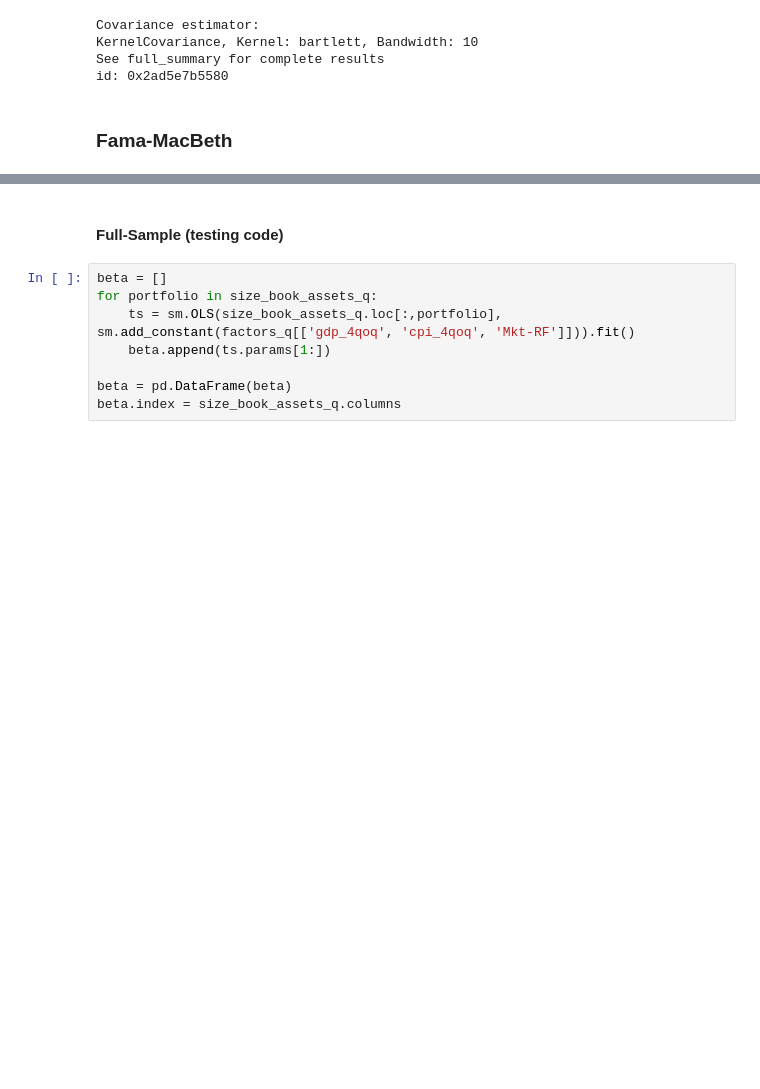
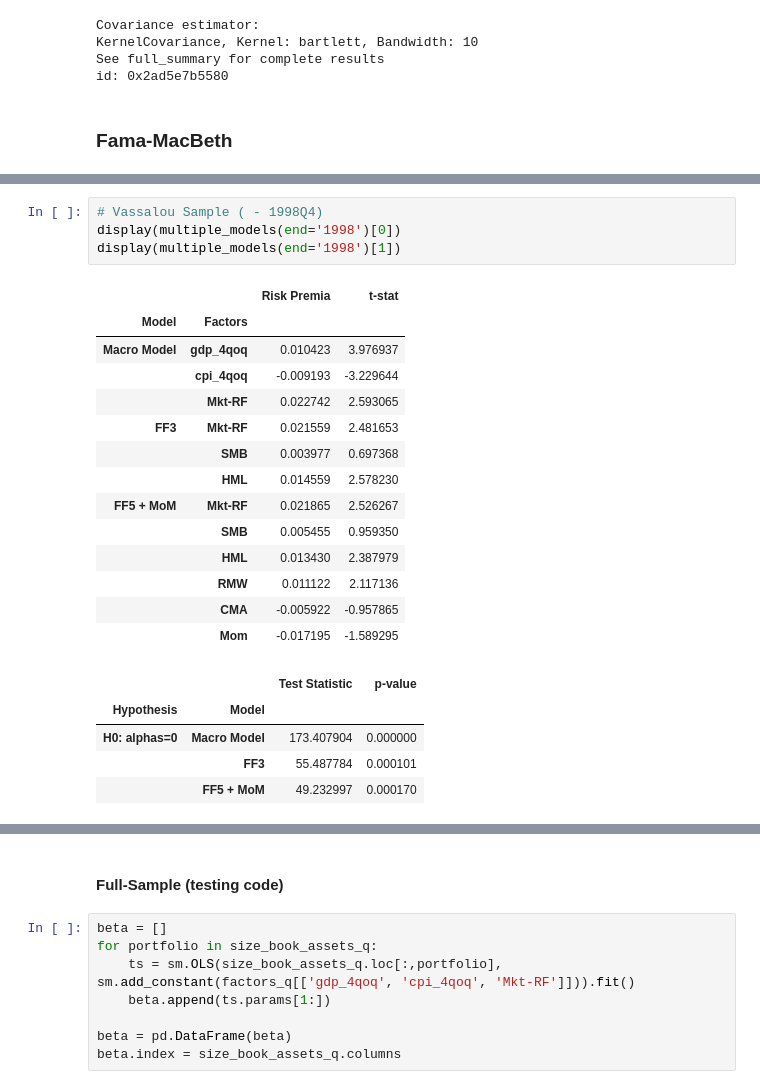
Before and after one commit to santoromano/Macro-Cross-Sectional-Analysis, a Jupyter notebook: empirics.ipynb, the cells around one changed output, grey strips where cells are left out. Saved outputs shown, nothing was run; the diff lists cells and outputs as text; blank space fills up the shorter version.

```diff
--- a/empirics.ipynb
+++ b/empirics.ipynb
@@ -534,0 +538,24 @@ from scipy.stats import chi2
+# %%
+# Vassalou Sample ( - 1998Q4)
+display(multiple_models(end='1998')[0])
+display(multiple_models(end='1998')[1])
+# %% [output]
+|  |  | Risk Premia | t-stat |
+| Model | Factors |  |  |
+| Macro Model | gdp_4qoq | 0.010423 | 3.976937 |
+|  | cpi_4qoq | -0.009193 | -3.229644 |
+|  | Mkt-RF | 0.022742 | 2.593065 |
+| FF3 | Mkt-RF | 0.021559 | 2.481653 |
+|  | SMB | 0.003977 | 0.697368 |
+|  | HML | 0.014559 | 2.578230 |
+| FF5 + MoM | Mkt-RF | 0.021865 | 2.526267 |
+|  | SMB | 0.005455 | 0.959350 |
+|  | HML | 0.013430 | 2.387979 |
+|  | RMW | 0.011122 | 2.117136 |
+|  | CMA | -0.005922 | -0.957865 |
+|  | Mom | -0.017195 | -1.589295 |
+|  |  | Test Statistic | p-value |
+| Hypothesis | Model |  |  |
+| H0: alphas=0 | Macro Model | 173.407904 | 0.000000 |
+|  | FF3 | 55.487784 | 0.000101 |
+|  | FF5 + MoM | 49.232997 | 0.000170 |
```
Also changed, not shown: parts of 10 cells of this notebook.
